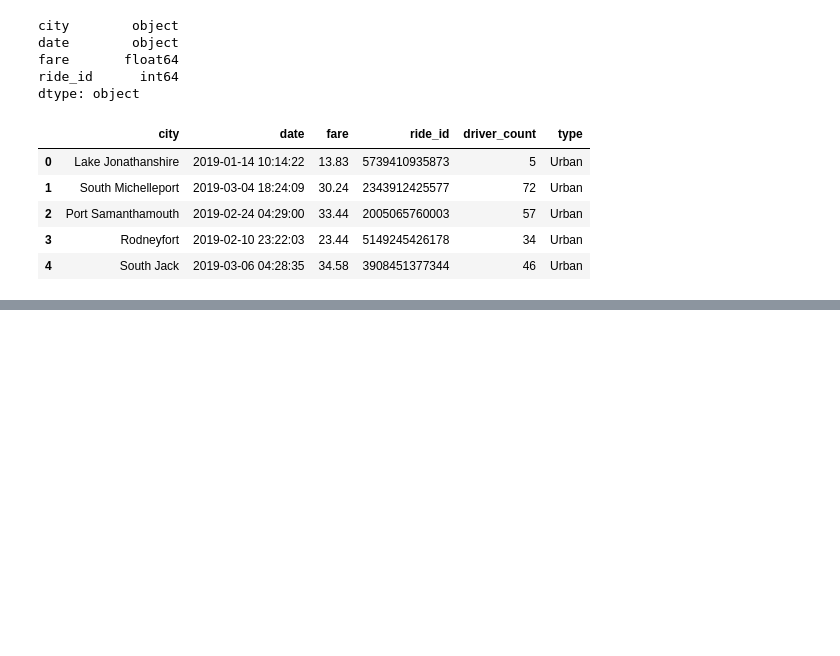
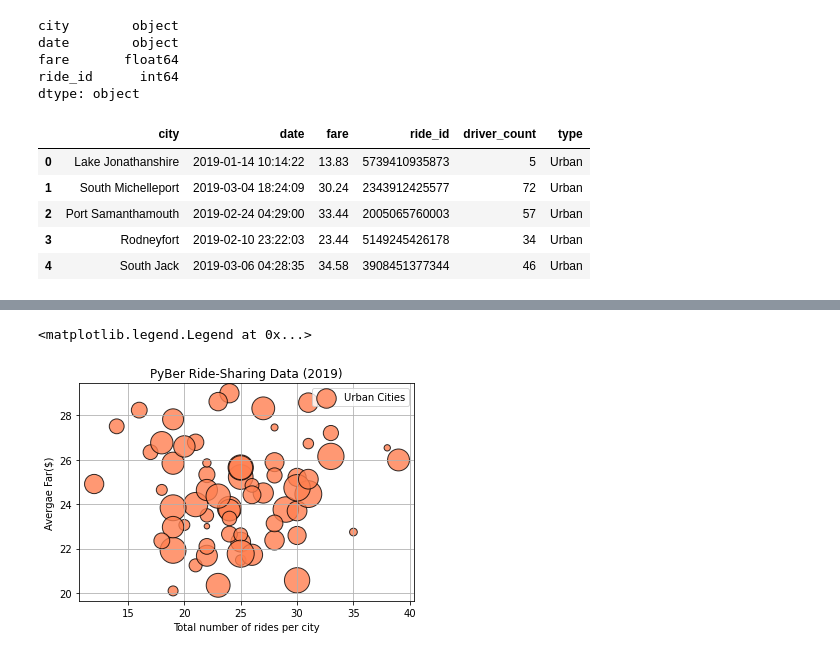
Before and after one commit to shaileeM/PyBer_Analysis, a Jupyter notebook: PyBer.ipynb, the cells around one changed output, grey strips where cells are left out. Cells and saved outputs as stored; diff of their text form; code cells hidden in the pictures; blank space fills up the shorter version.

Commit message:
Pyber scatter plot by city type

```diff
--- a/PyBer.ipynb
+++ b/PyBer.ipynb
@@ -107,3 +107,8 @@ pyber_data_df.head()
 | 2 | Port Samanthamouth | 2019-02-24 04:29:00 | 33.44 | 2005065760003 | 57 | Urban |
 | 3 | Rodneyfort | 2019-02-10 23:22:03 | 23.44 | 5149245426178 | 34 | Urban |
 | 4 | South Jack | 2019-03-06 04:28:35 | 34.58 | 3908451377344 | 46 | Urban |
+# %%
+#Create 3 different df for each city type(urban, rural, suburban)
+
+urban_cities_df=pyber_data_df[pyber_data_df['type']=="Urban"]
+urban_cities_df.head()
@@ -109,0 +150,7 @@ pyber_data_df.head()
+# %%
+#get average fare per city(y axis)
+
+urban_average_fare=urban_cities_df.groupby('city').mean()['fare']
+rural_average_fare=rural_cities_df.groupby('city').mean()['fare']
+subarban_average_fare=subarban_cities_df.groupby('city').mean()['fare']
+rural_average_fare
@@ -109,0 +178,12 @@ pyber_data_df.head()
+# %%
+#total no of rides per city(X axis)
+urban_ride_count=urban_cities_df.groupby('city').count()["ride_id"]
+rural_ride_count=rural_cities_df.groupby('city').count()["ride_id"]
+subarban_ride_count=subarban_cities_df.groupby('city').count()["ride_id"]
+# %%
+#average no of drivers per city (size of markers)
+
+urban_average_drivers=urban_cities_df.groupby('city').mean()['driver_count']
+rural_average_drivers=rural_cities_df.groupby('city').mean()['driver_count']
+subarban_average_drivers=subarban_cities_df.groupby('city').mean()['driver_count']
+subarban_average_drivers.head()
@@ -109,0 +198,15 @@ pyber_data_df.head()
+# %%
+#Scatter plot for Urban type of cities
+#plt.subplots(figsize=(10, 6))
+plt.scatter(urban_ride_count,urban_average_fare, s=10 * urban_average_drivers, color="coral", edgecolor="black",
+            alpha=0.8, linewidths=1, label="Urban Cities")
+
+plt.xlabel("Total number of rides per city")
+plt.ylabel("Avergae Far($)")
+
+plt.title("PyBer Ride-Sharing Data (2019)")
+plt.grid(True)
+plt.legend()
+# %% [output]
+<matplotlib.legend.Legend at 0x...>
+[figure, added]
```
Also changed, not shown: parts of 8 cells of this notebook.
